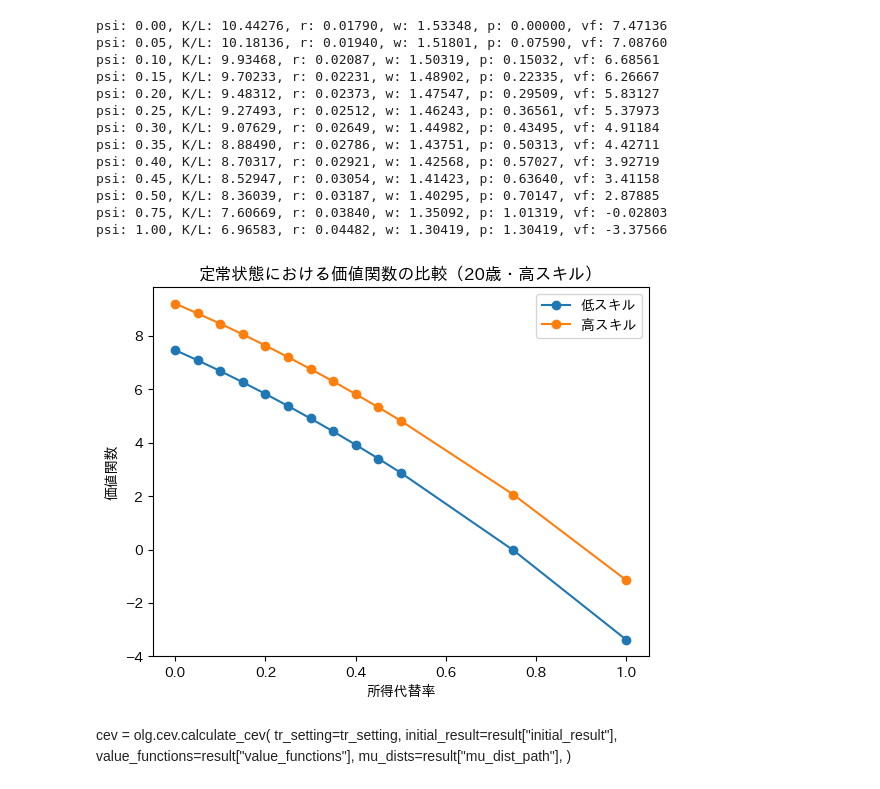
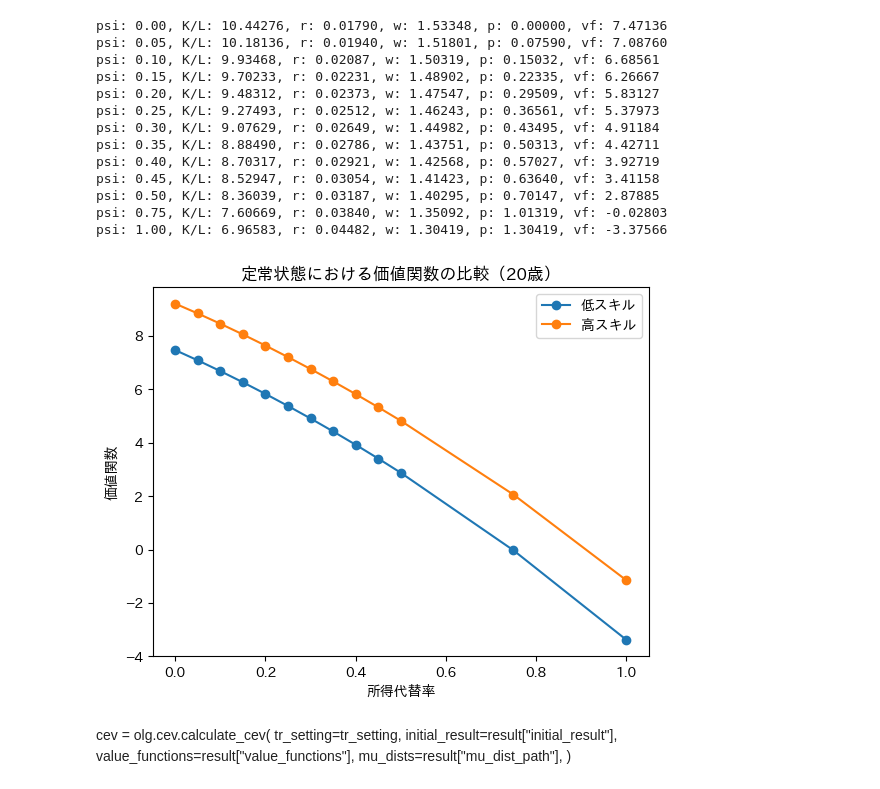
Before and after one commit to tomoyahiroe/olg, a Jupyter notebook: src/visualize.ipynb, the cells around one changed output. Drawn from its saved outputs; the diff is of its cells as text; code cells hidden in the pictures.

```diff
--- a/src/visualize.ipynb
+++ b/src/visualize.ipynb
@@ -192,30 +192,30 @@ psi: 1.00, K/L: 6.96583, r: 0.04482, w: 1.30419, p: 1.30419, vf: -3.37566
 # %%
 # psiを横軸にvfをプロット
 psi_list = []
 vf_list = []
 for path in ss_results_path:
     ss_result = ss_results[path]
     psi = ss_result.hp.psi
     vf = ss_result.value_fun_box[0, 0, 0]
     psi_list.append(psi)
     vf_list.append(vf)
 plt.plot(psi_list, vf_list, marker="o")
 psi_list = []
 vf_list = []
 for path in ss_results_path:
     ss_result = ss_results[path]
     psi = ss_result.hp.psi
     vf = ss_result.value_fun_box[0, 1, 0]
     psi_list.append(psi)
     vf_list.append(vf)
 plt.plot(psi_list, vf_list, marker="o")
-plt.title("定常状態における価値関数の比較（20歳・高スキル）")
+plt.title("定常状態における価値関数の比較（20歳）")
 plt.legend(labels=["低スキル", "高スキル"])
 plt.xlabel("所得代替率")
 plt.ylabel("価値関数")
 plt.show()
 # %% [output]
-[figure, old version]
+[figure, new version]
 # %% [markdown]
 cev = olg.cev.calculate_cev(
     tr_setting=tr_setting,
```
Also changed, not shown: parts of 1 cell of this notebook, 3 other files.
